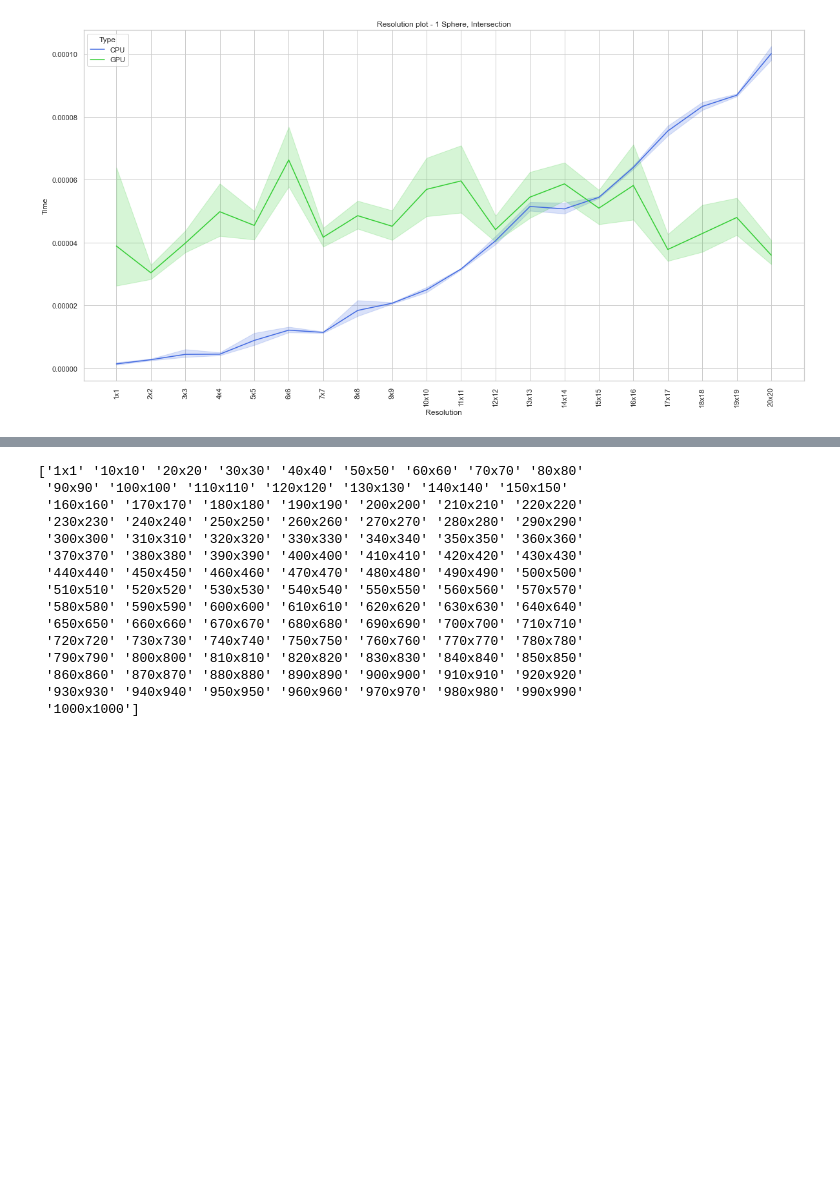
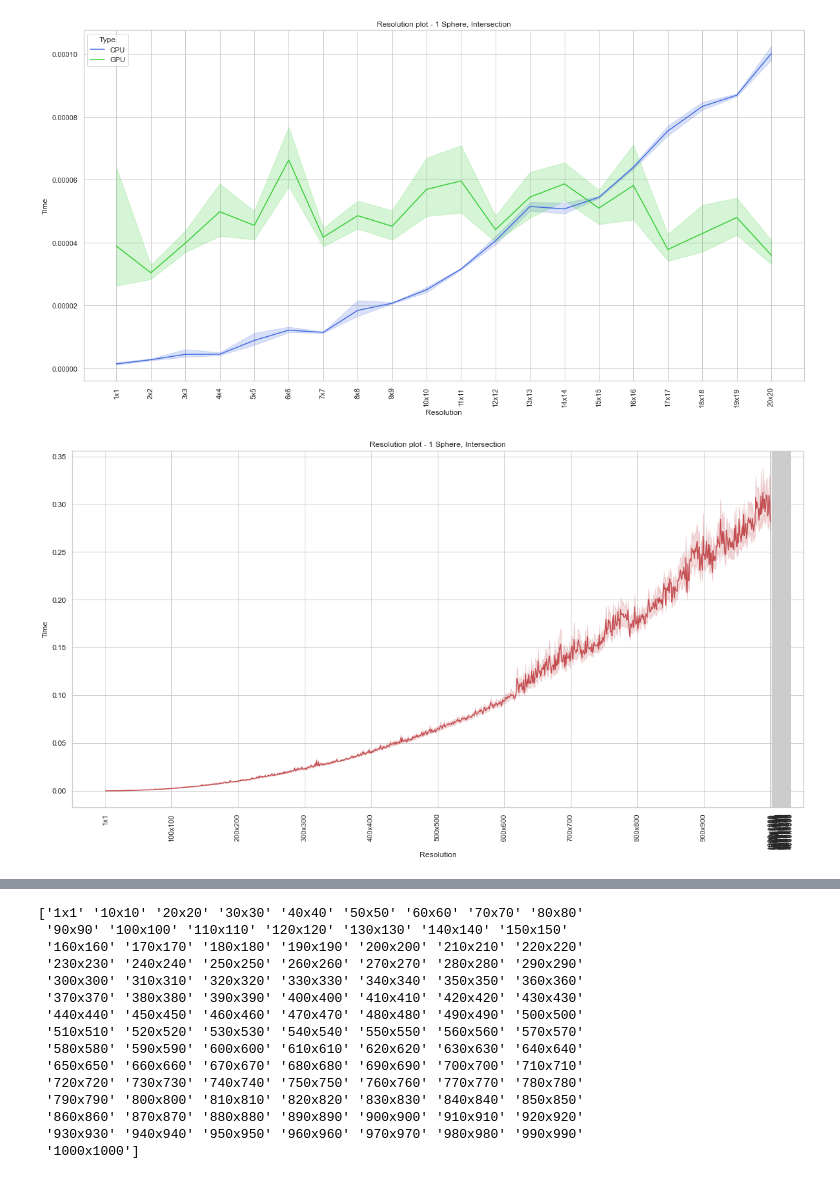
Before and after one commit to skvarre/raytracing, a Jupyter notebook: src/data.ipynb, the cells around one changed output, grey strips where cells are left out. Saved outputs shown, nothing was run; the diff lists cells and outputs as text; code cells hidden in the pictures; blank space fills up the shorter version.

Commit message:
modify data

```diff
--- a/src/data.ipynb
+++ b/src/data.ipynb
@@ -77,3 +78,33 @@ ax.set(title="Resolution plot - 1 Sphere, Intersection")
 plt.xticks(rotation=90);
 # %% [output]
 [figure]
+# %%
+joined_files = os.path.join("CPU/1_sphere_1-1000/*.csv")
+joined_list = sorted(glob.glob(joined_files))
+
+CPU = pd.concat(map(pd.read_csv, joined_list), ignore_index=True)
+
+
+
+search = []
+for values in CPU['Resolution']:
+    search.append(re.search(r'(\d+)x', values).group(1))
+CPU['Width'] = search
+CPU['Width'] = CPU['Width'].astype('int')
+CPU = CPU.sort_values(["Width"], ascending=[True])
+
+
+
+plt.figure(figsize=(20,10))
+ax = sns.lineplot(x="Resolution", y="Time", data=CPU, color='r')
+
+lennart = GPU["Resolution"].unique()[99::100]
+lennart = np.insert(lennart, 0, '1x1', axis=0)
+ax.set(xticks=lennart)
+ax.set(title="Resolution plot - 1 Sphere, Intersection")
+
+# ax.set_yscale("log") # use log
+# plt.show()
+plt.xticks(rotation=90);
+# %% [output]
+[figure, added]
```
Also changed, not shown: parts of 5 cells of this notebook.
